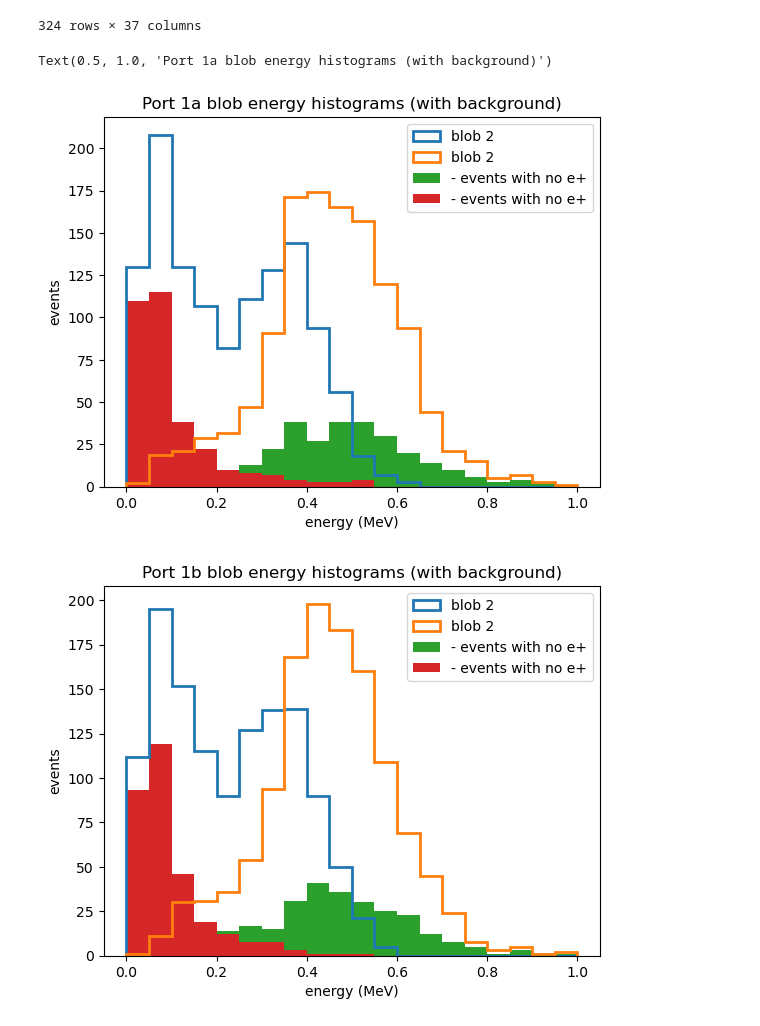
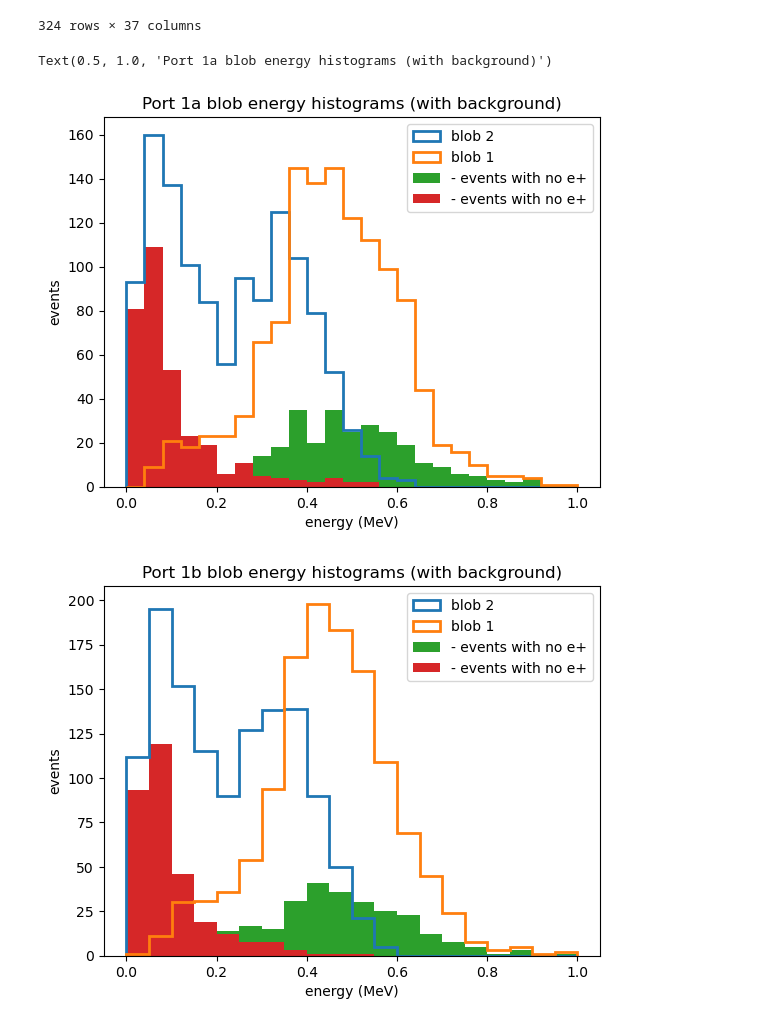
Before and after one commit to jwaiton/next_misc, a Jupyter notebook: Tl_studies/quick_notebooks/plot_blob_Es.ipynb, the cells around one changed output. Saved outputs shown, nothing was run; the diff lists cells and outputs as text; code cells hidden in the pictures.

```diff
--- a/Tl_studies/quick_notebooks/plot_blob_Es.ipynb
+++ b/Tl_studies/quick_notebooks/plot_blob_Es.ipynb
@@ -31,10 +31,10 @@ from Tl_studies.functions import isaura_analyse as isa
 directory = ''
 #directory = '../analysis_data/10x10x10_cut_data/'
 
-port_1a = pd.read_hdf(directory + 'P1A_10x10x10.h5')
-port_1b = pd.read_hdf(directory + 'P1B_10x10x10.h5')
-port_2a = pd.read_hdf(directory + 'P2A_10x10x10.h5')
-port_2b = pd.read_hdf(directory + 'P2B_10x10x10.h5')
+port_1a = pd.read_hdf(directory + 'P1A_15x15x15.h5')
+port_1b = pd.read_hdf(directory + 'P1B_15x15x15.h5')
+port_2a = pd.read_hdf(directory + 'P2A_15x15x15.h5')
+port_2b = pd.read_hdf(directory + 'P2B_15x15x15.h5')
 # %%
 display(port_1a)
 # %% [output]
@@ -122,7 +138,7 @@ plt.show()
 ### Now lets do the blob_E equivalent
 # %%
 # read in MC events
-em, MC_data = isa.load_MC('../LPR_rerun_voxel/isaura_10x10x10mm/PORT_1a/prod/isaura/')
+em, MC_data = isa.load_MC('../LPR_rerun_voxel/isaura_15x15x15mm/PORT_1a/prod/isaura/')
 
 # double the event ids
 MC_data['event_id'] = MC_data['event_id'] * 2
@@ -199,20 +215,20 @@ display(nopos_1a_filt)
 | 187264 | 4940338 | 0 | 1.558336 | 174.090246 | 152 | 12423 | 1 | 276.675 | 211.675 | ... |
 324 rows × 37 columns
 # %%
-these_bins = 20
+these_bins = 25
 
 isa.plot_hist(port_1a, column = 'eblob2', binning = these_bins, title = "Blob energies", output = False, fill = False, label = 'blob 2', x_label = 'energy (MeV)', range = (0, 1))
 isa.plot_hist(port_1a, column = 'eblob1', binning = these_bins, title = "Blob energies", output = False, fill = False, label = 'blob 1', x_label = 'energy (MeV)', range = (0, 1))
 
 
 isa.plot_hist(nopos_1a_filt, column = 'eblob1', binning = these_bins, title = "Blob energies", output = False, fill = True, label = '- events with no e+', x_label = 'energy (MeV)', range = (0, 1))
 isa.plot_hist(nopos_1a_filt, column = 'eblob2', binning = these_bins, title = "Blob energies", output = False, fill = True, label = '- events with no e+', x_label = 'energy (MeV)', range = (0, 1))
 
 plt.legend()
 plt.title('Port 1a blob energy histograms (with background)')
 # %% [output]
 Text(0.5, 1.0, 'Port 1a blob energy histograms (with background)')
-[figure, old version]
+[figure, new version]
 # %%
 # define a loop for plotting the 2d histograms for each port
 
```
Also changed, not shown: parts of 3 cells of this notebook, 15 other files.
